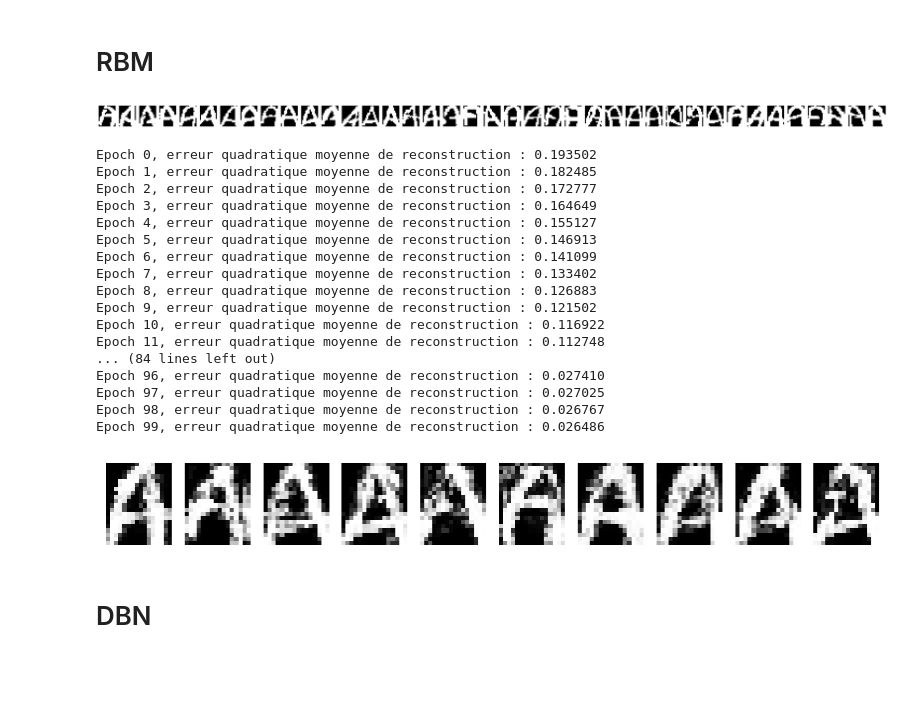
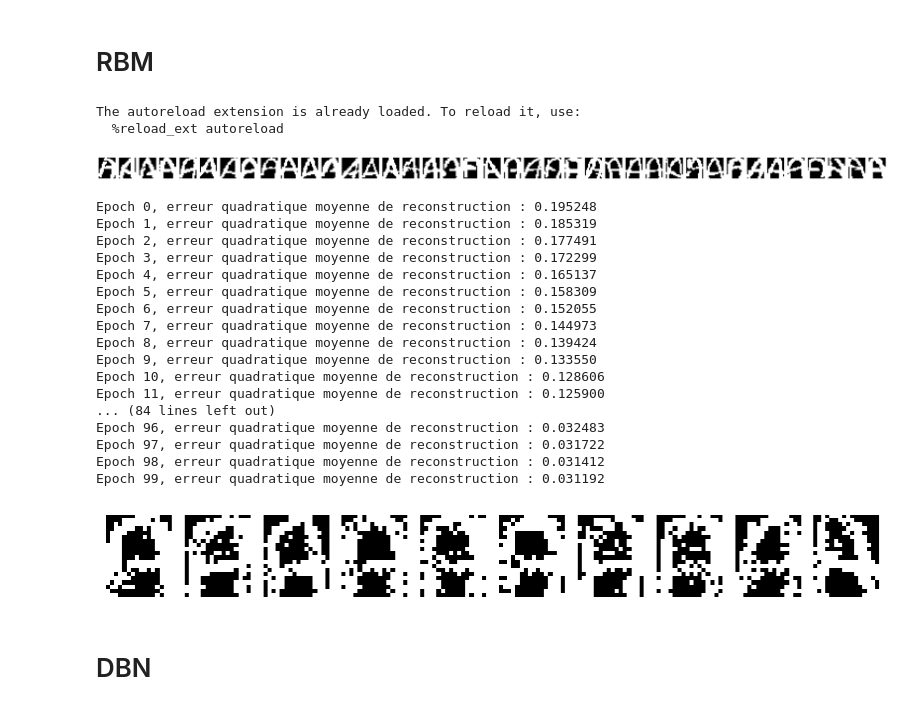
Before and after one commit to Theo-Morvan/DL_2_project, a Jupyter notebook: tristan/test.ipynb, the cells around one changed output. Cells and saved outputs as stored; diff of their text form; code cells hidden in the pictures; blank space fills up the shorter version.

```diff
--- a/tristan/test.ipynb
+++ b/tristan/test.ipynb
@@ -4,38 +4,42 @@
 from src.rbm import RBM
 from src.data import lire_alpha_digits
 from src.utils import display_alpha_digits
+%load_ext autoreload
+%autoreload 2
 
-X = lire_alpha_digits("data/binaryalphadigs.mat", "A")
+X = lire_alpha_digits("src/data/binaryalphadigs.mat", "A")
 display_alpha_digits(X)
 # %% [output]
+The autoreload extension is already loaded. To reload it, use:
+  %reload_ext autoreload
 [figure]
 # %%
 model = RBM(320, 40)
 # %%
 model.train(X, 0.1, 4, 100)
 # %% [output]
-Epoch 0, erreur quadratique moyenne de reconstruction : 0.193502
-Epoch 1, erreur quadratique moyenne de reconstruction : 0.182485
-Epoch 2, erreur quadratique moyenne de reconstruction : 0.172777
-Epoch 3, erreur quadratique moyenne de reconstruction : 0.164649
-Epoch 4, erreur quadratique moyenne de reconstruction : 0.155127
-Epoch 5, erreur quadratique moyenne de reconstruction : 0.146913
-Epoch 6, erreur quadratique moyenne de reconstruction : 0.141099
-Epoch 7, erreur quadratique moyenne de reconstruction : 0.133402
-Epoch 8, erreur quadratique moyenne de reconstruction : 0.126883
-Epoch 9, erreur quadratique moyenne de reconstruction : 0.121502
-Epoch 10, erreur quadratique moyenne de reconstruction : 0.116922
-Epoch 11, erreur quadratique moyenne de reconstruction : 0.112748
+Epoch 0, erreur quadratique moyenne de reconstruction : 0.195248
+Epoch 1, erreur quadratique moyenne de reconstruction : 0.185319
+Epoch 2, erreur quadratique moyenne de reconstruction : 0.177491
+Epoch 3, erreur quadratique moyenne de reconstruction : 0.172299
+Epoch 4, erreur quadratique moyenne de reconstruction : 0.165137
+Epoch 5, erreur quadratique moyenne de reconstruction : 0.158309
+Epoch 6, erreur quadratique moyenne de reconstruction : 0.152055
+Epoch 7, erreur quadratique moyenne de reconstruction : 0.144973
+Epoch 8, erreur quadratique moyenne de reconstruction : 0.139424
+Epoch 9, erreur quadratique moyenne de reconstruction : 0.133550
+Epoch 10, erreur quadratique moyenne de reconstruction : 0.128606
+Epoch 11, erreur quadratique moyenne de reconstruction : 0.125900
 ... (84 lines left out)
-Epoch 96, erreur quadratique moyenne de reconstruction : 0.027410
-Epoch 97, erreur quadratique moyenne de reconstruction : 0.027025
-Epoch 98, erreur quadratique moyenne de reconstruction : 0.026767
-Epoch 99, erreur quadratique moyenne de reconstruction : 0.026486
+Epoch 96, erreur quadratique moyenne de reconstruction : 0.032483
+Epoch 97, erreur quadratique moyenne de reconstruction : 0.031722
+Epoch 98, erreur quadratique moyenne de reconstruction : 0.031412
+Epoch 99, erreur quadratique moyenne de reconstruction : 0.031192
 # %%
-generated = model.generer_image(100, 10)
+generated = model.generer_image(20, 10)
 display_alpha_digits(generated)
 # %% [output]
-[figure, old version]
+[figure, new version]
 # %% [markdown]
 # DBN
 # %%
```
Also changed, not shown: parts of 5 cells of this notebook, 2 other files.
